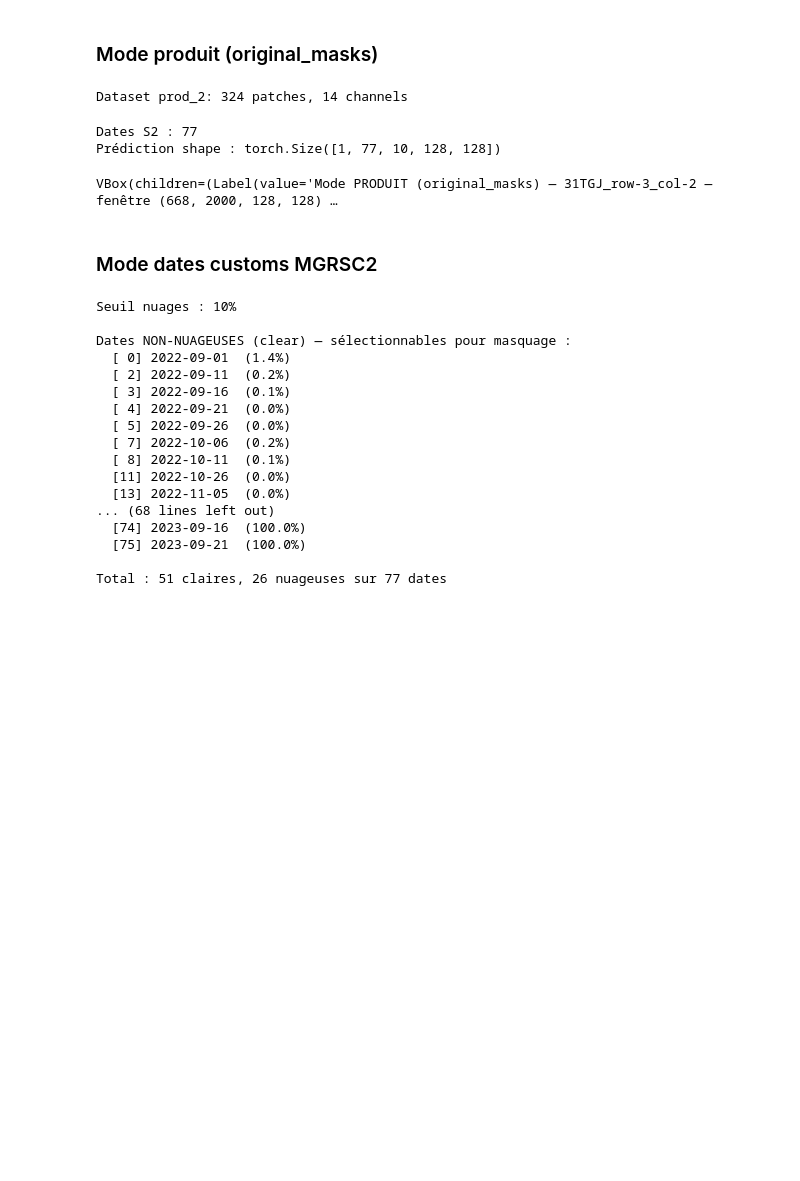
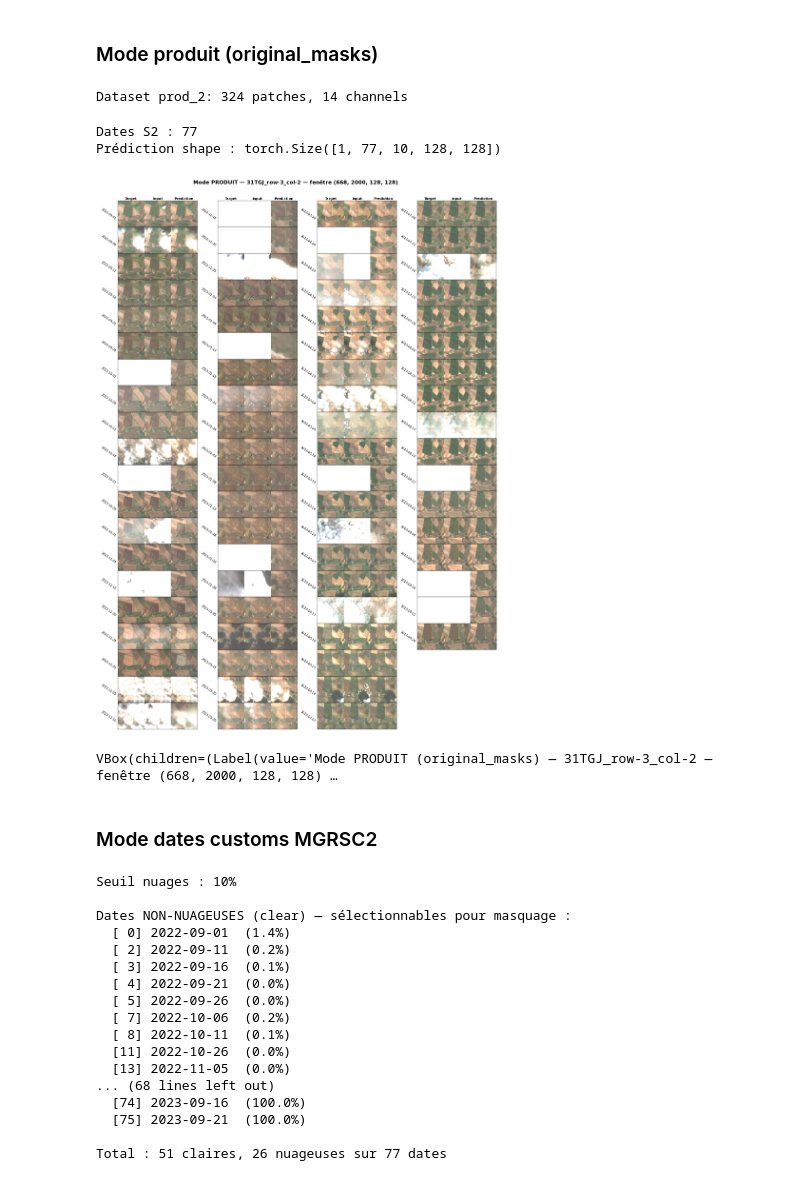
Before and after one commit to StephanePEILLET/U-TILISE, a Jupyter notebook: Visu_infer_from_tiles.ipynb, the cells around one changed output. Saved outputs shown, nothing was run; the diff lists cells and outputs as text; code cells hidden in the pictures; blank space fills up the shorter version.

```diff
--- a/Visu_infer_from_tiles.ipynb
+++ b/Visu_infer_from_tiles.ipynb
@@ -510,6 +717,17 @@ print(f"Prédiction shape : {y_pred_prod_2.shape}")
 # %% [output]
 Dates S2 : 77
 Prédiction shape : torch.Size([1, 77, 10, 128, 128])
+# %%
+plot_seq_RGB_vertical(
+    targets=batch_prod_2["y"][0],
+    inputs=batch_prod_2["x"][0],
+    preds=y_pred_prod_2[0],
+    n_cols_groups=4,
+    title=f"Mode PRODUIT — {MGRSC_2} — fenêtre {WINDOW_2}",
+    dates=sample_prod["S2_dates"],
+)
+# %% [output]
+[figure, added]
 # %%
 plot_seq_RGB_NIR_interactive(
     targets=batch_prod_2["y"][0],
```
Also changed, not shown: parts of 9 cells of this notebook, 5 other files.
